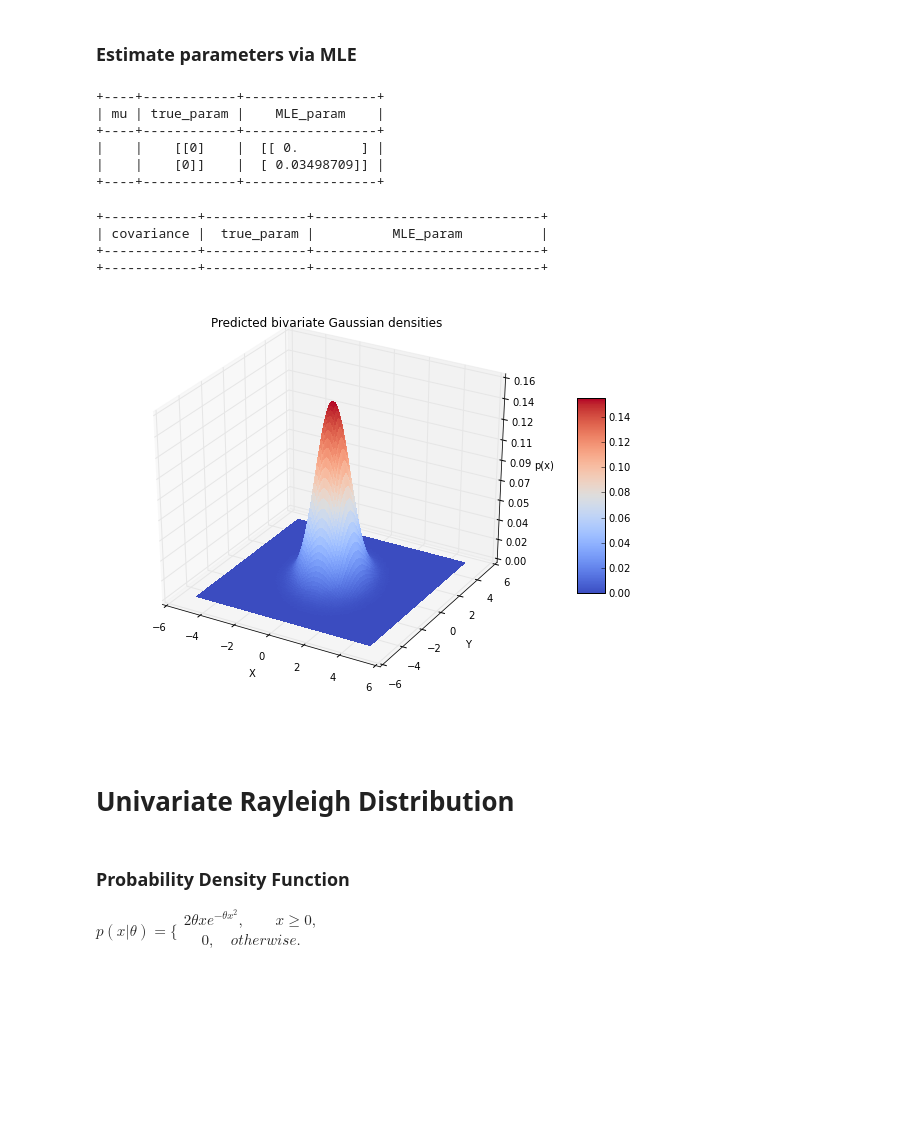
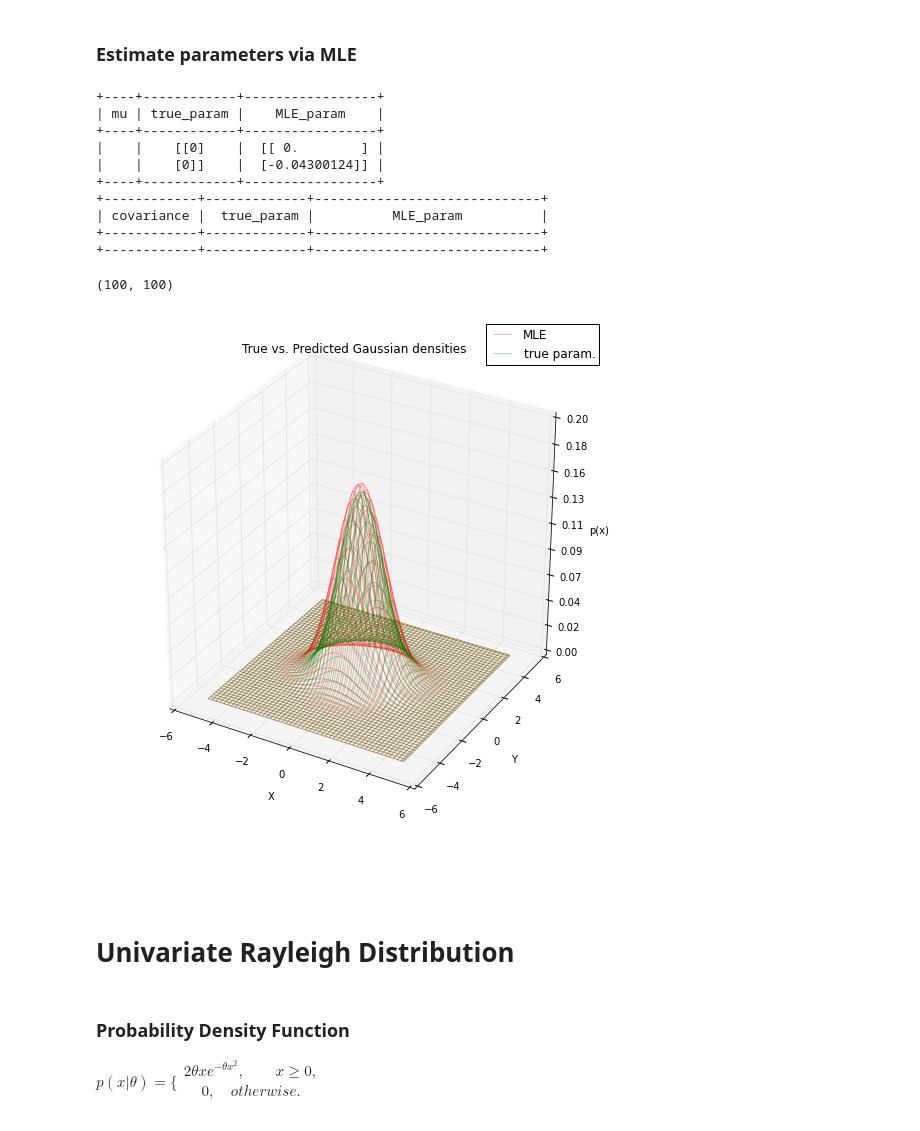
Before and after one commit to rasbt/pattern_classification, a Jupyter notebook: parameter_estimation_techniques/max_likelihood_est_distributions.ipynb, the cells around one changed output. Cells and saved outputs as stored; diff of their text form; code cells hidden in the pictures; blank space fills up the shorter version.

```diff
--- a/parameter_estimation_techniques/max_likelihood_est_distributions.ipynb
+++ b/parameter_estimation_techniques/max_likelihood_est_distributions.ipynb
@@ -198,31 +245,28 @@ Dimensions: 100x2
 # %%
 import prettytable
 
+# mean estimate
 mu_mle = mle_gauss_mu(multi_gauss)
 mu_mle_comp = prettytable.PrettyTable(["mu", "true_param", "MLE_param"])
 mu_mle_comp.add_row(["",mu_vec, mu_mle])
 print(mu_mle_comp)
 
-cov_mle = mle_gauss_mu(multi_gauss)
+# covariance estimate
+cov_mle = mle_gausscov(multi_gauss, mu_mle)
+mle_gausscov_comp = prettytable.PrettyTable(["covariance", "true_param", "MLE_param"])
+mle_gausscov_comp.add_row(["",cov_mat, cov_mle])
+print(mle_gausscov_comp)
 # %% [output]
 +----+------------+-----------------+
 | mu | true_param |    MLE_param    |
 +----+------------+-----------------+
 |    |    [[0]    |  [[ 0.        ] |
-|    |    [0]]    |  [ 0.03498709]] |
+|    |    [0]]    |  [-0.04300124]] |
 +----+------------+-----------------+
++------------+-------------+-----------------------------+
+| covariance |  true_param |          MLE_param          |
++------------+-------------+-----------------------------+
++------------+-------------+-----------------------------+
-# %%
-import prettytable
-
-cov_mle = mle_gausscov(multi_gauss, mu_mle)
-mle_gausscov_comp = prettytable.PrettyTable(["covariance", "true_param", "MLE_param"])
-mle_gausscov_comp.add_row(["",cov_mat, cov_mle])
-print(mle_gausscov_comp)
-# %% [output]
-+------------+-------------+-----------------------------+
-| covariance |  true_param |          MLE_param          |
-+------------+-------------+-----------------------------+
-+------------+-------------+-----------------------------+
 # %%
 ### Implementing the Multivariate Gaussian Density Function
 
@@ -243,42 +288,53 @@ def pdf_multivariate_gauss(x, mu, cov):
     part1 = 1 / ( ((2* np.pi)**(len(mu)/2)) * (np.linalg.det(cov)**(1/2)) )
     part2 = (-1/2) * ((x-mu).T.dot(np.linalg.inv(cov))).dot((x-mu))
     return float(part1 * np.exp(part2))
+# %%
+Z_true.shape
+# %% [output]
+(100, 100)
 # %%
-# Plotting the Multivariate Gaussian Density Function
+# Plot Probability Density Function
+from matplotlib import pyplot as plt
 
-fig = plt.figure(figsize=(10, 7))
+fig = plt.figure(figsize=(9, 9))
 ax = fig.gca(projection='3d')
 
 X = np.linspace(-5, 5, 100)
 Y = np.linspace(-5, 5, 100)
 X,Y = np.meshgrid(X,Y)
 
 Z_mle = []
 for i,j in zip(X.ravel(),Y.ravel()):
     Z_mle.append(pdf_multivariate_gauss(np.array([[i],[j]]), mu_mle, cov_mle))
 Z_mle = np.asarray(Z_mle).reshape(len(Z_mle)**0.5, len(Z_mle)**0.5)
-surf = ax.plot_surface(X, Y, Z_mle, rstride=1, cstride=1, cmap=plt.cm.coolwarm,
-        linewidth=0, antialiased=False)
+surf = ax.plot_wireframe(X, Y, Z_mle, color='red', rstride=2, cstride=2, alpha=0.3, label='MLE')
 
+Z_true = []
+for i,j in zip(X.ravel(),Y.ravel()):
+    Z_true.append(pdf_multivariate_gauss(np.array([[i],[j]]), mu_vec, cov_mat))
+Z_true = np.asarray(Z_true).reshape(len(Z_true)**0.5, len(Z_true)**0.5)
+surf = ax.plot_wireframe(X, Y, Z_true, color='green', rstride=2, cstride=2, alpha=0.3, label='true param.')
+
+ax.set_zlim(0, 0.2)
 ax.zaxis.set_major_locator(plt.LinearLocator(10))
 ax.zaxis.set_major_formatter(plt.FormatStrFormatter('%.02f'))
-
 ax.set_xlabel('X')
 ax.set_ylabel('Y')
 ax.set_zlabel('p(x)')
+ax.legend()
 
-plt.title('Predicted bivariate Gaussian densities')
-
-fig.colorbar(surf, shrink=0.5, aspect=7, cmap=plt.cm.coolwarm)
+plt.title('True vs. Predicted Gaussian densities')
 
 plt.show()
 # %% [output]
-[figure, old version]
+[figure, new version]
 # %% [markdown]
 <a name='uni_rayleigh'></a>
 <br>
 <br>
-# Univariate Rayleigh Distribution
+# %% [markdown]
+
+# Univariate Rayleigh Distribution
 # %% [markdown]
 ### Probability Density Function
 
```
Also changed, not shown: parts of 68 cells of this notebook, 1 other file.
